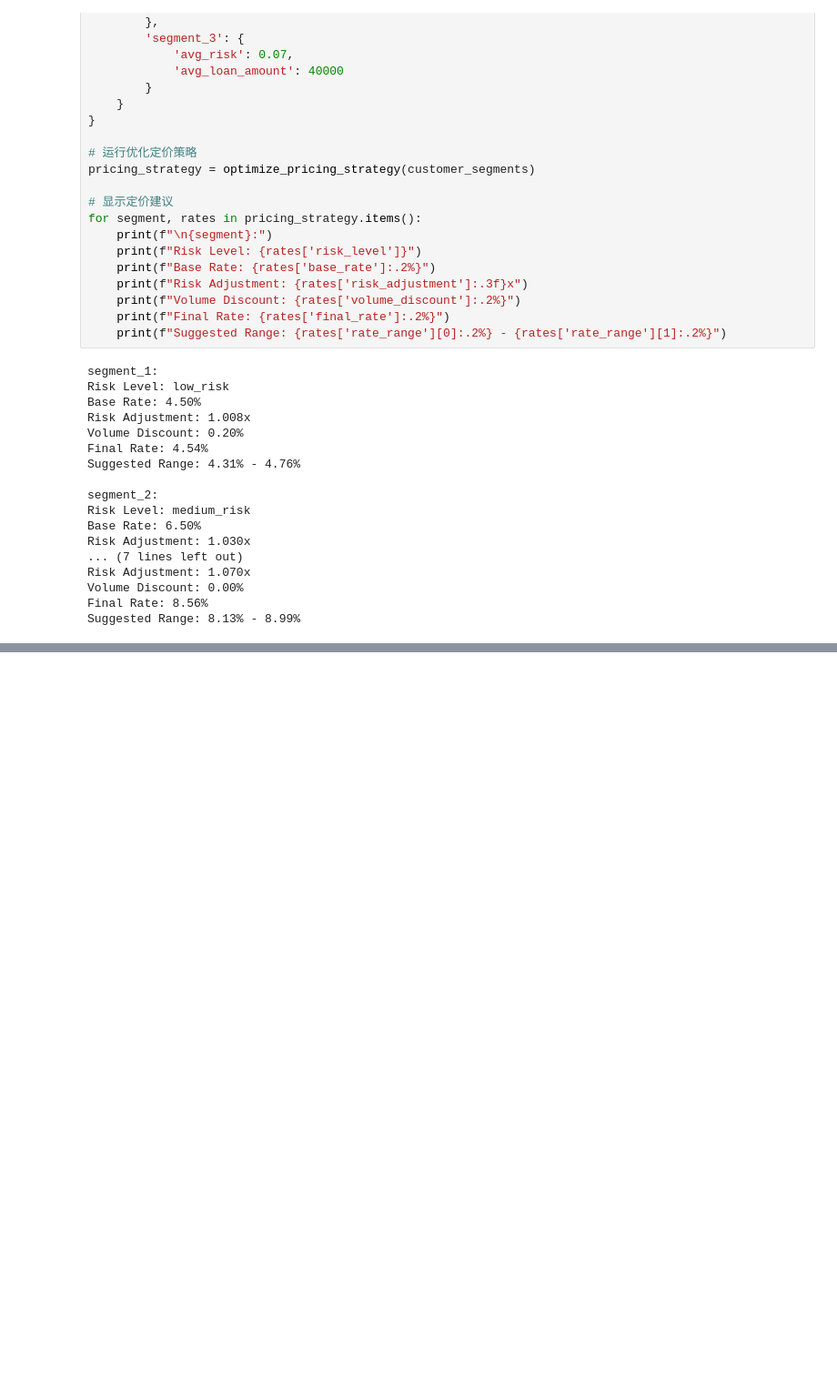
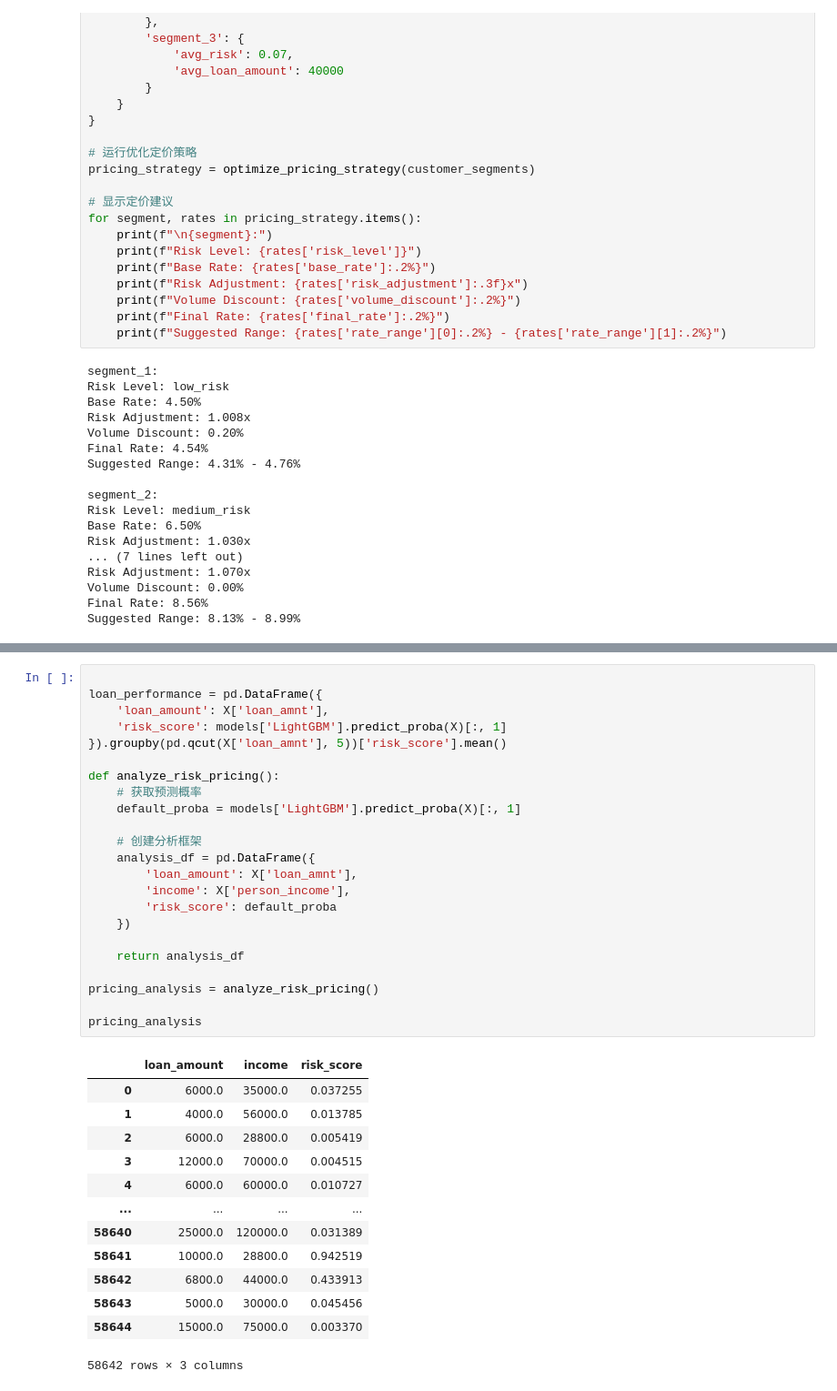
Before and after one commit to JacksonZZS/Capstone-Project, a Jupyter notebook: machine_learning.ipynb, the cells around one changed output, grey strips where cells are left out. Shown at 91% size. Saved outputs shown, nothing was run; the diff lists cells and outputs as text; blank space fills up the shorter version.

```diff
--- a/machine_learning.ipynb
+++ b/machine_learning.ipynb
@@ -683,0 +706,37 @@ Suggested Range: 8.13% - 8.99%
+# %%
+
+loan_performance = pd.DataFrame({
+    'loan_amount': X['loan_amnt'],
+    'risk_score': models['LightGBM'].predict_proba(X)[:, 1]
+}).groupby(pd.qcut(X['loan_amnt'], 5))['risk_score'].mean()
+
+def analyze_risk_pricing():
+    # 获取预测概率
+    default_proba = models['LightGBM'].predict_proba(X)[:, 1]
+
+    # 创建分析框架
+    analysis_df = pd.DataFrame({
+        'loan_amount': X['loan_amnt'],
+        'income': X['person_income'],
+        'risk_score': default_proba
+    })
+
+    return analysis_df
+
+pricing_analysis = analyze_risk_pricing()
+
+pricing_analysis
+# %% [output]
+|  | loan_amount | income | risk_score |
+| 0 | 6000.0 | 35000.0 | 0.037255 |
+| 1 | 4000.0 | 56000.0 | 0.013785 |
+| 2 | 6000.0 | 28800.0 | 0.005419 |
+| 3 | 12000.0 | 70000.0 | 0.004515 |
+| 4 | 6000.0 | 60000.0 | 0.010727 |
+| ... | ... | ... | ... |
+| 58640 | 25000.0 | 120000.0 | 0.031389 |
+| 58641 | 10000.0 | 28800.0 | 0.942519 |
+| 58642 | 6800.0 | 44000.0 | 0.433913 |
+| 58643 | 5000.0 | 30000.0 | 0.045456 |
+| 58644 | 15000.0 | 75000.0 | 0.003370 |
+58642 rows × 3 columns
```
Also changed, not shown: parts of 11 cells of this notebook, 1 other file.
